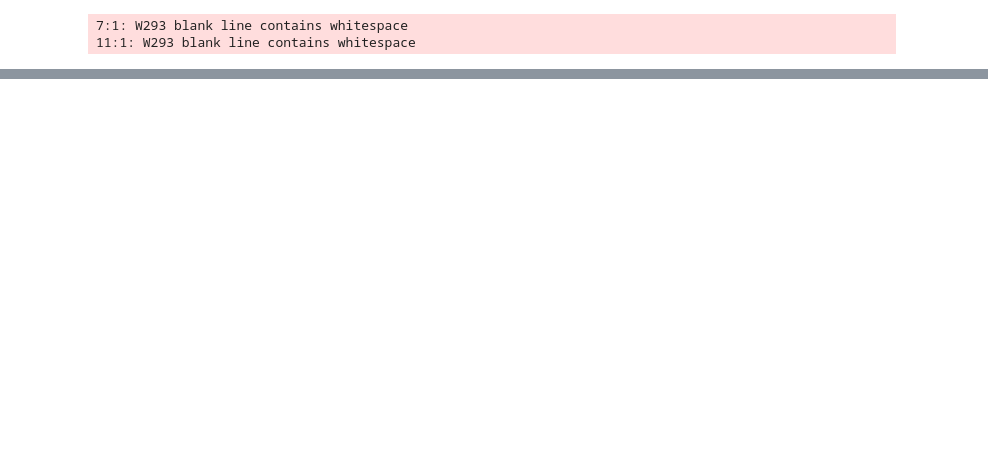
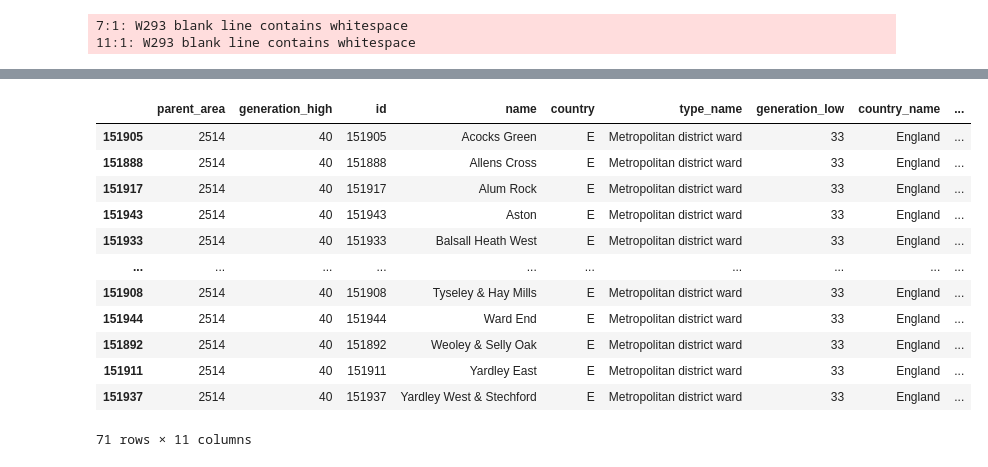
Before and after one commit to ONSdigital/SDG_11.2.1, a Jupyter notebook: SDG_11.2.1.ipynb, the cells around one changed output, grey strips where cells are left out. Cells and saved outputs as stored; diff of their text form; code cells hidden in the pictures; blank space fills up the shorter version.

```diff
--- a/SDG_11.2.1.ipynb
+++ b/SDG_11.2.1.ipynb
@@ -205,18 +176,25 @@ INFO:pycodestyle:4:20: E128 continuation line under-indented for visual indent
 # %%
-def get_geo_dataset(filename, url, localpath):
+def get_and_save_geo_dataset(url, localpath, filename):
     """Fetches a geodataset from a web resource and saves it to the local data/ directory
 
     Args:
         filename (string): the name of file as it should be saved locally
         url (string): URL of the web resource containing
-        localpath (string):"""
-    file = requests.get(url).content
+        localpath (string):
+    Returns:
+        json data as dict"""
+    file = requests.get(url).json()
+    full_path = os.path.join(localpath, filename)
+    with open(full_path, 'w') as dset:
+        json.dump(file, dset)
     return file
 
 # url = "https://raw.githubusercontent.com/ONSvisual/topojson_boundaries/master/LSOA.json"
 birmingham_json_url = 'https://mapit.mysociety.org/area/2514/children'
 
-birmingahm_geo_dataset = get_geo_dataset('birmingham.json', birmingham_json_url, './data/')
+birmingahm_geo_dataset = get_and_save_geo_dataset(birmingham_json_url,
+                                                  './data/',
+                                                  "birmingham_geo_dataset.json")
 
 # path_to_local_file = os.path.join('data', 'birmingham.json')
 
@@ -259,0 +248,9 @@ INFO:pycodestyle:35:1: W391 blank line at end of file
+# %%
+# geo_df_from_geospatialfile(os.path.join
+#                            (os.getcwd(),
+#                             'data',
+#                             'birmingham_geo_dataset.json'))
+
+birmingham_df = pd.DataFrame.from_dict(birmingahm_geo_dataset).T
+gss_code_cols = pd.DataFrame.from_dict(birmingahm_geo_dataset).T.codes.apply(pd.Series).drop("ons", axis=1)
+birmingham_df = birmingham_df.join(gss_code_cols, on=index).drop(["codes", "all_names"], axis=1)
@@ -260,3 +264,19 @@ INFO:pycodestyle:35:1: W391 blank line at end of file
+# %%
+birmingham_df
+# %% [output]
+|  | parent_area | generation_high | id | name | country | type_name | generation_low | country_name | ... |
+| 151905 | 2514 | 40 | 151905 | Acocks Green | E | Metropolitan district ward | 33 | England | ... |
+| 151888 | 2514 | 40 | 151888 | Allens Cross | E | Metropolitan district ward | 33 | England | ... |
+| 151917 | 2514 | 40 | 151917 | Alum Rock | E | Metropolitan district ward | 33 | England | ... |
+| 151943 | 2514 | 40 | 151943 | Aston | E | Metropolitan district ward | 33 | England | ... |
+| 151933 | 2514 | 40 | 151933 | Balsall Heath West | E | Metropolitan district ward | 33 | England | ... |
+| ... | ... | ... | ... | ... | ... | ... | ... | ... | ... |
+| 151908 | 2514 | 40 | 151908 | Tyseley & Hay Mills | E | Metropolitan district ward | 33 | England | ... |
+| 151944 | 2514 | 40 | 151944 | Ward End | E | Metropolitan district ward | 33 | England | ... |
+| 151892 | 2514 | 40 | 151892 | Weoley & Selly Oak | E | Metropolitan district ward | 33 | England | ... |
+| 151911 | 2514 | 40 | 151911 | Yardley East | E | Metropolitan district ward | 33 | England | ... |
+| 151937 | 2514 | 40 | 151937 | Yardley West & Stechford | E | Metropolitan district ward | 33 | England | ... |
+71 rows × 11 columns
 # %%
 # Filter for ward
 
```
Also changed, not shown: parts of 10 cells of this notebook, 2 other files.
